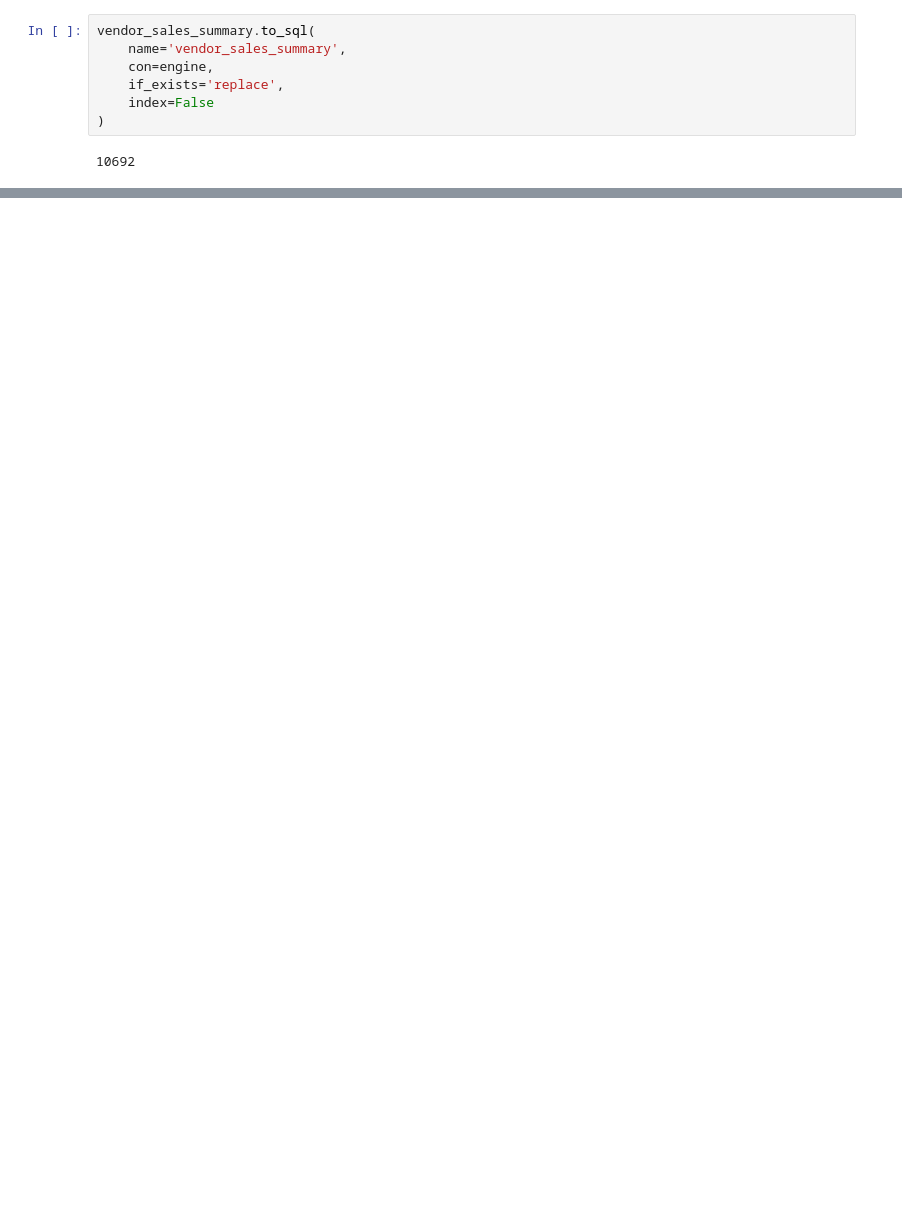
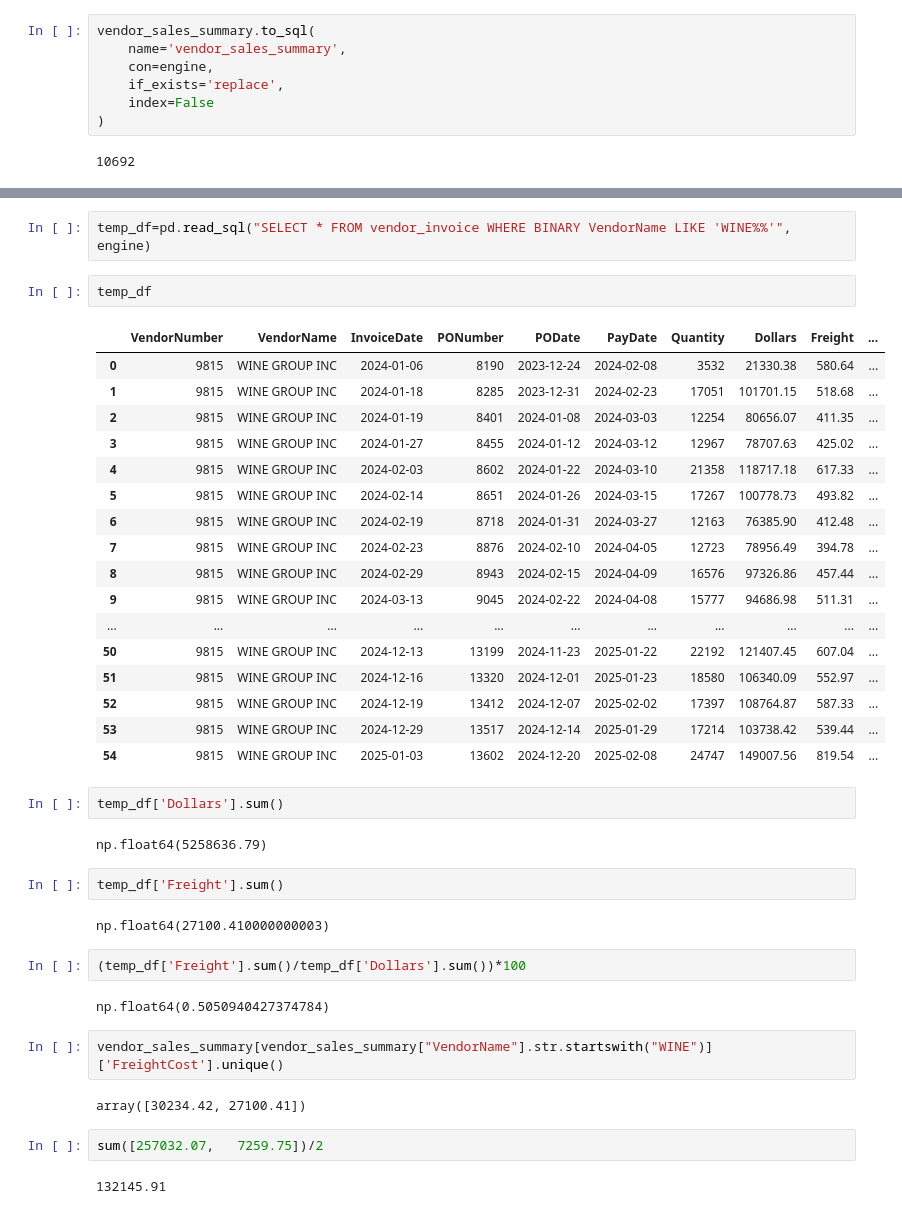
Before and after one commit to Aditya12084/vendor_performance_analysis, a Jupyter notebook: eda_notebooks/01_data_overview_eda.ipynb, the cells around one changed output, grey strips where cells are left out. Saved outputs shown, nothing was run; the diff lists cells and outputs as text; blank space fills up the shorter version.

```diff
--- a/eda_notebooks/01_data_overview_eda.ipynb
+++ b/eda_notebooks/01_data_overview_eda.ipynb
@@ -796,0 +830,42 @@ if __name__=='__main__':
+# %%
+temp_df=pd.read_sql("SELECT * FROM vendor_invoice WHERE BINARY VendorName LIKE 'WINE%%'", engine)
+# %%
+temp_df
+# %% [output]
+|  | VendorNumber | VendorName | InvoiceDate | PONumber | PODate | PayDate | Quantity | Dollars | Freight | ... |
+| 0 | 9815 | WINE GROUP INC | 2024-01-06 | 8190 | 2023-12-24 | 2024-02-08 | 3532 | 21330.38 | 580.64 | ... |
+| 1 | 9815 | WINE GROUP INC | 2024-01-18 | 8285 | 2023-12-31 | 2024-02-23 | 17051 | 101701.15 | 518.68 | ... |
+| 2 | 9815 | WINE GROUP INC | 2024-01-19 | 8401 | 2024-01-08 | 2024-03-03 | 12254 | 80656.07 | 411.35 | ... |
+| 3 | 9815 | WINE GROUP INC | 2024-01-27 | 8455 | 2024-01-12 | 2024-03-12 | 12967 | 78707.63 | 425.02 | ... |
+| 4 | 9815 | WINE GROUP INC | 2024-02-03 | 8602 | 2024-01-22 | 2024-03-10 | 21358 | 118717.18 | 617.33 | ... |
+| 5 | 9815 | WINE GROUP INC | 2024-02-14 | 8651 | 2024-01-26 | 2024-03-15 | 17267 | 100778.73 | 493.82 | ... |
+| 6 | 9815 | WINE GROUP INC | 2024-02-19 | 8718 | 2024-01-31 | 2024-03-27 | 12163 | 76385.90 | 412.48 | ... |
+| 7 | 9815 | WINE GROUP INC | 2024-02-23 | 8876 | 2024-02-10 | 2024-04-05 | 12723 | 78956.49 | 394.78 | ... |
+| 8 | 9815 | WINE GROUP INC | 2024-02-29 | 8943 | 2024-02-15 | 2024-04-09 | 16576 | 97326.86 | 457.44 | ... |
+| 9 | 9815 | WINE GROUP INC | 2024-03-13 | 9045 | 2024-02-22 | 2024-04-08 | 15777 | 94686.98 | 511.31 | ... |
+| ... | ... | ... | ... | ... | ... | ... | ... | ... | ... | ... |
+| 50 | 9815 | WINE GROUP INC | 2024-12-13 | 13199 | 2024-11-23 | 2025-01-22 | 22192 | 121407.45 | 607.04 | ... |
+| 51 | 9815 | WINE GROUP INC | 2024-12-16 | 13320 | 2024-12-01 | 2025-01-23 | 18580 | 106340.09 | 552.97 | ... |
+| 52 | 9815 | WINE GROUP INC | 2024-12-19 | 13412 | 2024-12-07 | 2025-02-02 | 17397 | 108764.87 | 587.33 | ... |
+| 53 | 9815 | WINE GROUP INC | 2024-12-29 | 13517 | 2024-12-14 | 2025-01-29 | 17214 | 103738.42 | 539.44 | ... |
+| 54 | 9815 | WINE GROUP INC | 2025-01-03 | 13602 | 2024-12-20 | 2025-02-08 | 24747 | 149007.56 | 819.54 | ... |
+# %%
+temp_df['Dollars'].sum()
+# %% [output]
+np.float64(5258636.79)
+# %%
+temp_df['Freight'].sum()
+# %% [output]
+np.float64(27100.410000000003)
+# %%
+(temp_df['Freight'].sum()/temp_df['Dollars'].sum())*100
+# %% [output]
+np.float64(0.5050940427374784)
+# %%
+vendor_sales_summary[vendor_sales_summary["VendorName"].str.startswith("WINE")]['FreightCost'].unique()
+# %% [output]
+array([30234.42, 27100.41])
+# %%
+sum([257032.07,   7259.75])/2
+# %% [output]
+132145.91
```
Also changed, not shown: parts of 34 cells of this notebook, 4 other files.
